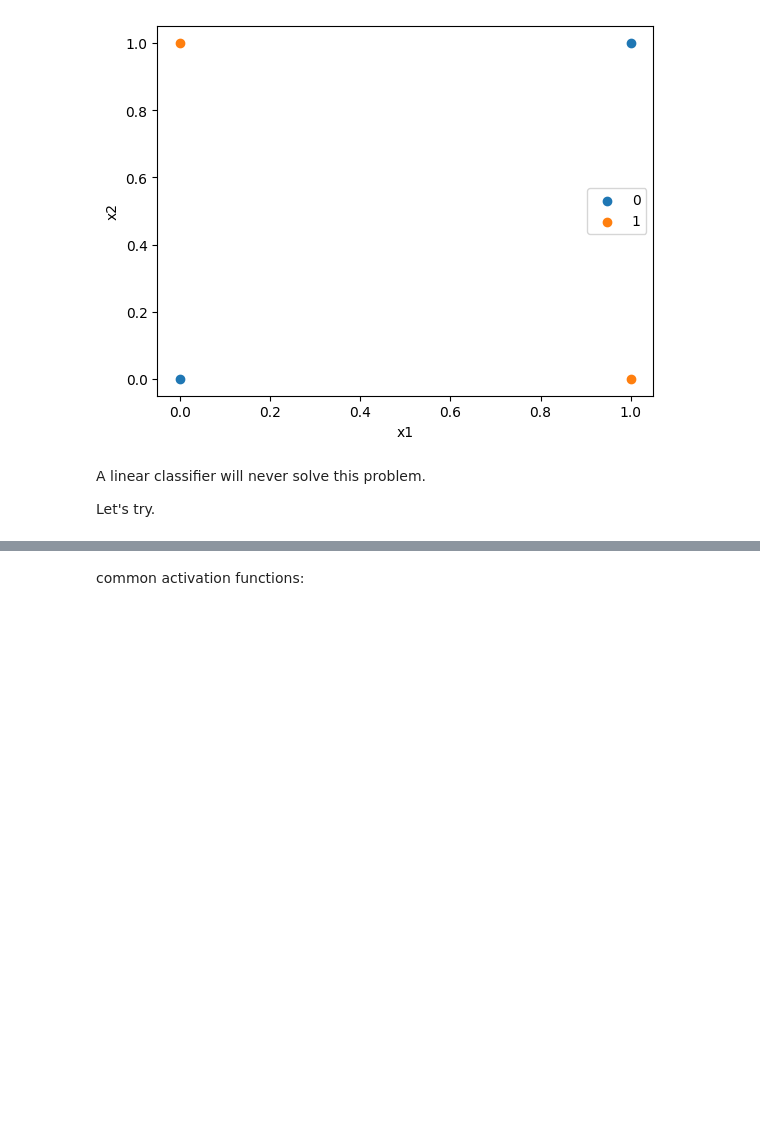
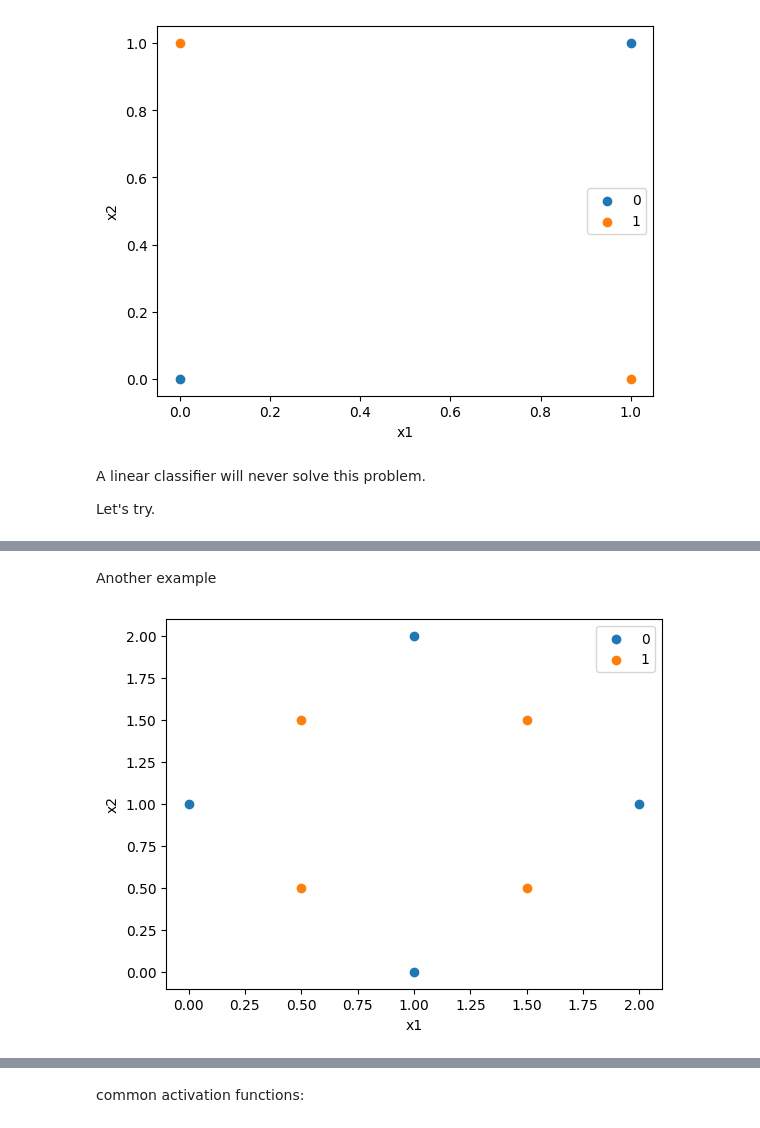
Before and after one commit to leonyangucl/2023fyp, a Jupyter notebook: CNN.ipynb, the cells around one changed output, grey strips where cells are left out. Cells and saved outputs as stored; diff of their text form; code cells hidden in the pictures; blank space fills up the shorter version.

```diff
--- a/CNN.ipynb
+++ b/CNN.ipynb
@@ -543,0 +593,13 @@ plt.show()
+# %% [markdown]
+Another example
+# %%
+X = np.array(([1,0],[2,1],[0,1],[1,2],[0.5,0.5],[0.5,1.5],[1.5,0.5],[1.5,1.5]))
+Y = np.array([0,0,0,0,1,1,1,1])
+plt.scatter(X[0:4,0],X[0:4,1],label='0')
+plt.scatter(X[4:8,0],X[4:8,1],label='1')
+plt.xlabel('x1')
+plt.ylabel('x2')
+plt.legend()
+plt.show()
+# %% [output]
+[figure, added]
```
Also changed, not shown: parts of 84 cells of this notebook.
